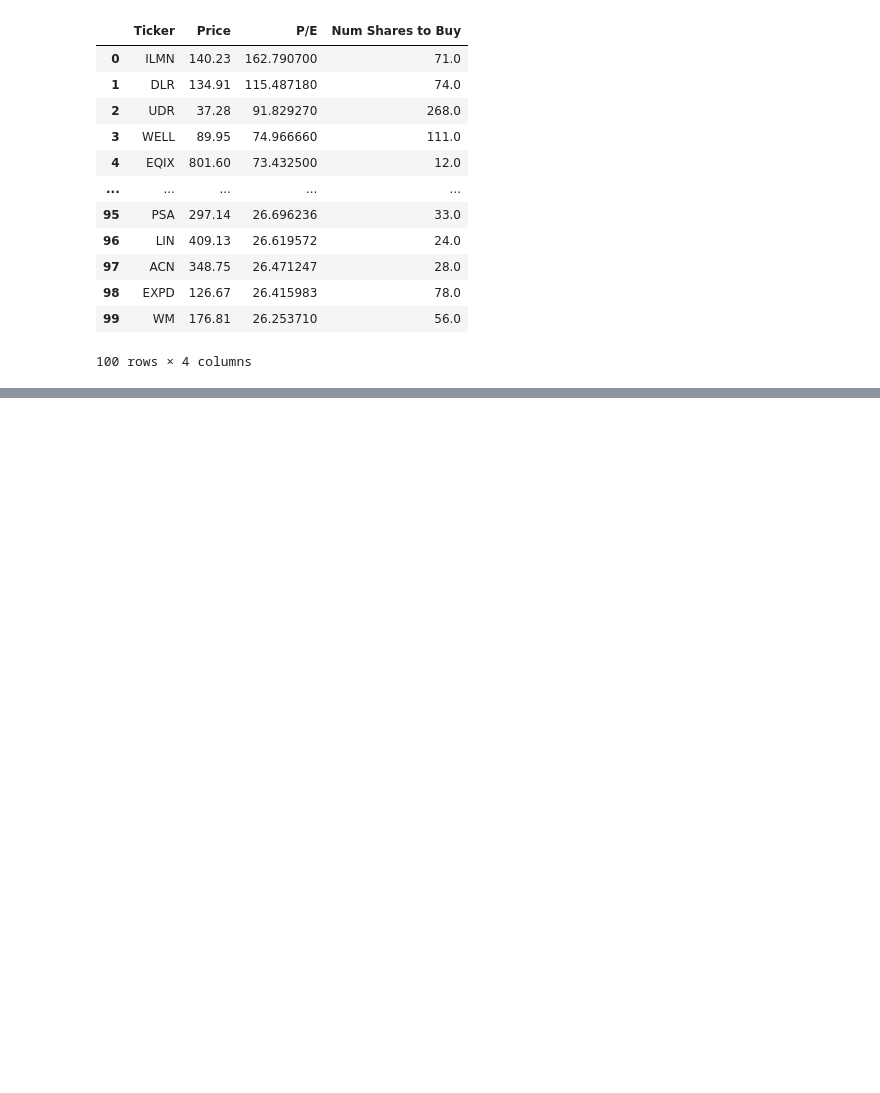
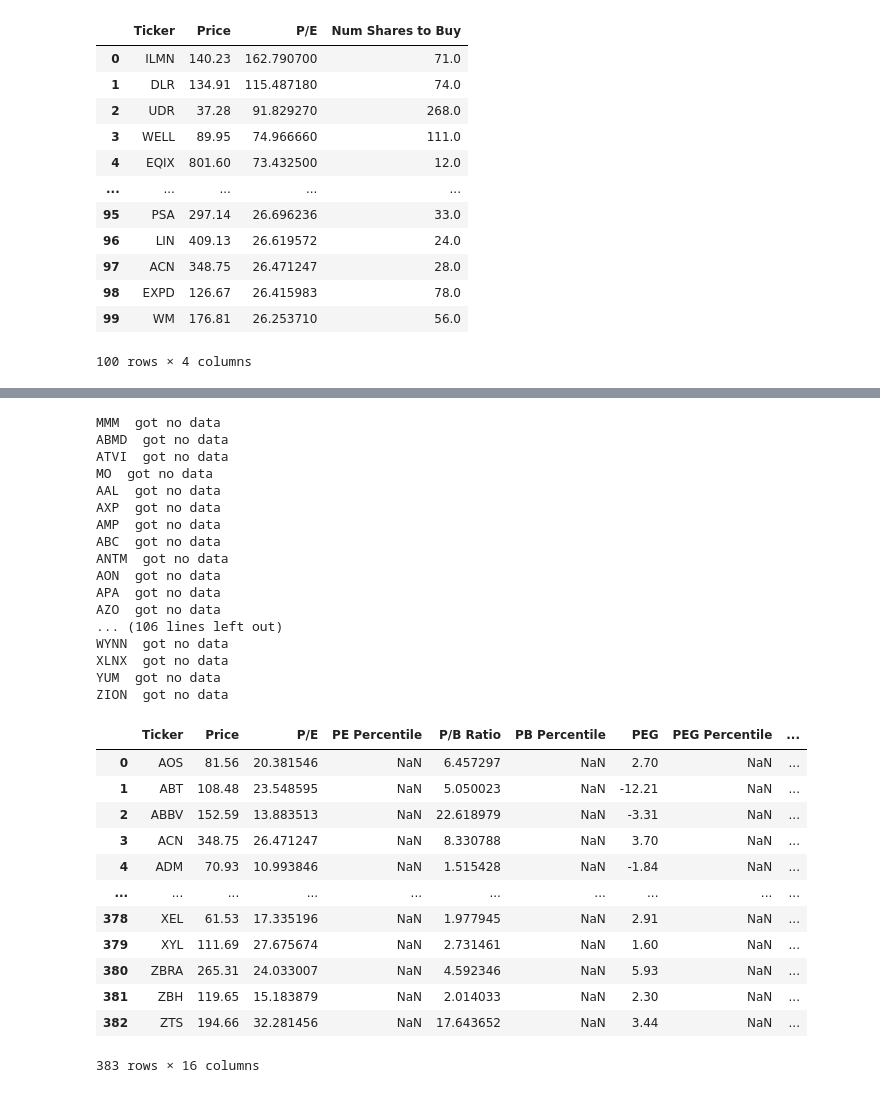
Before and after one commit to pranay-begw/IntroQuant, a Jupyter notebook: equalWeightsValueStrat.ipynb, the cells around one changed output, grey strips where cells are left out. Saved outputs shown, nothing was run; the diff lists cells and outputs as text; code cells hidden in the pictures; blank space fills up the shorter version.

```diff
--- a/equalWeightsValueStrat.ipynb
+++ b/equalWeightsValueStrat.ipynb
@@ -97,0 +125,80 @@ valData
+# %%
+tickers = pd.read_csv('constituents_csv.csv')
+tickers = tickers['Symbol']
+
+advValData = pd.DataFrame(
+    columns = [
+        'Ticker',
+        'Price',
+        'P/E',
+        'PE Percentile',
+        'P/B Ratio',
+        'PB Percentile',
+        'PEG',
+        'PEG Percentile',
+        'EV/EBITDA',
+        'EV/EBITDA Percentile',
+        'EV/Gross Profit',
+        'EV/Profit Percentile',
+        'Price/Sales',
+        'PS Percentile',
+        'RV Score',
+        'Num Shares to Buy'
+    ])
+
+for ticker in tickers:
+    curr = yf.Ticker(ticker)
+    try:
+        temp = curr.info
+        advValData.loc[len(advValData.index)] = [
+            ticker,
+            temp['regularMarketPreviousClose'],
+            temp["forwardPE"],
+            np.nan,
+            temp['priceToBook'],
+            np.nan,
+            temp['pegRatio'],
+            np.nan,
+            float(temp['enterpriseValue'] / temp['ebitda']),
+            np.nan,
+            float(temp['enterpriseValue'] / temp['grossProfits']),
+            np.nan,
+            temp['priceToSalesTrailing12Months'],
+            np.nan,
+            np.nan,
+            np.nan]
+    except:
+        print(ticker, " got no data")
+
+advValData
+# %% [output]
+MMM  got no data
+ABMD  got no data
+ATVI  got no data
+MO  got no data
+AAL  got no data
+AXP  got no data
+AMP  got no data
+ABC  got no data
+ANTM  got no data
+AON  got no data
+APA  got no data
+AZO  got no data
+... (106 lines left out)
+WYNN  got no data
+XLNX  got no data
+YUM  got no data
+ZION  got no data
+|  | Ticker | Price | P/E | PE Percentile | P/B Ratio | PB Percentile | PEG | PEG Percentile | ... |
+| 0 | AOS | 81.56 | 20.381546 | NaN | 6.457297 | NaN | 2.70 | NaN | ... |
+| 1 | ABT | 108.48 | 23.548595 | NaN | 5.050023 | NaN | -12.21 | NaN | ... |
+| 2 | ABBV | 152.59 | 13.883513 | NaN | 22.618979 | NaN | -3.31 | NaN | ... |
+| 3 | ACN | 348.75 | 26.471247 | NaN | 8.330788 | NaN | 3.70 | NaN | ... |
+| 4 | ADM | 70.93 | 10.993846 | NaN | 1.515428 | NaN | -1.84 | NaN | ... |
+| ... | ... | ... | ... | ... | ... | ... | ... | ... | ... |
+| 378 | XEL | 61.53 | 17.335196 | NaN | 1.977945 | NaN | 2.91 | NaN | ... |
+| 379 | XYL | 111.69 | 27.675674 | NaN | 2.731461 | NaN | 1.60 | NaN | ... |
+| 380 | ZBRA | 265.31 | 24.033007 | NaN | 4.592346 | NaN | 5.93 | NaN | ... |
+| 381 | ZBH | 119.65 | 15.183879 | NaN | 2.014033 | NaN | 2.30 | NaN | ... |
+| 382 | ZTS | 194.66 | 32.281456 | NaN | 17.643652 | NaN | 3.44 | NaN | ... |
+383 rows × 16 columns
```
Also changed, not shown: parts of 9 cells of this notebook.
